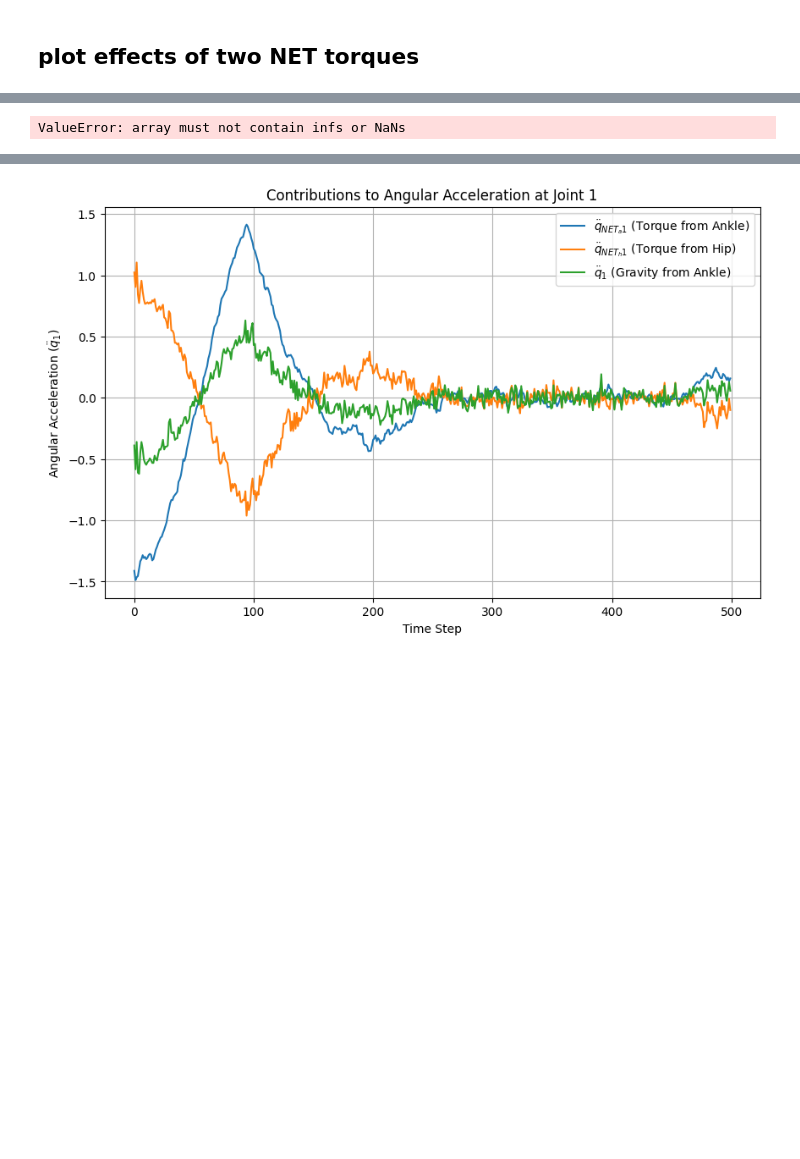
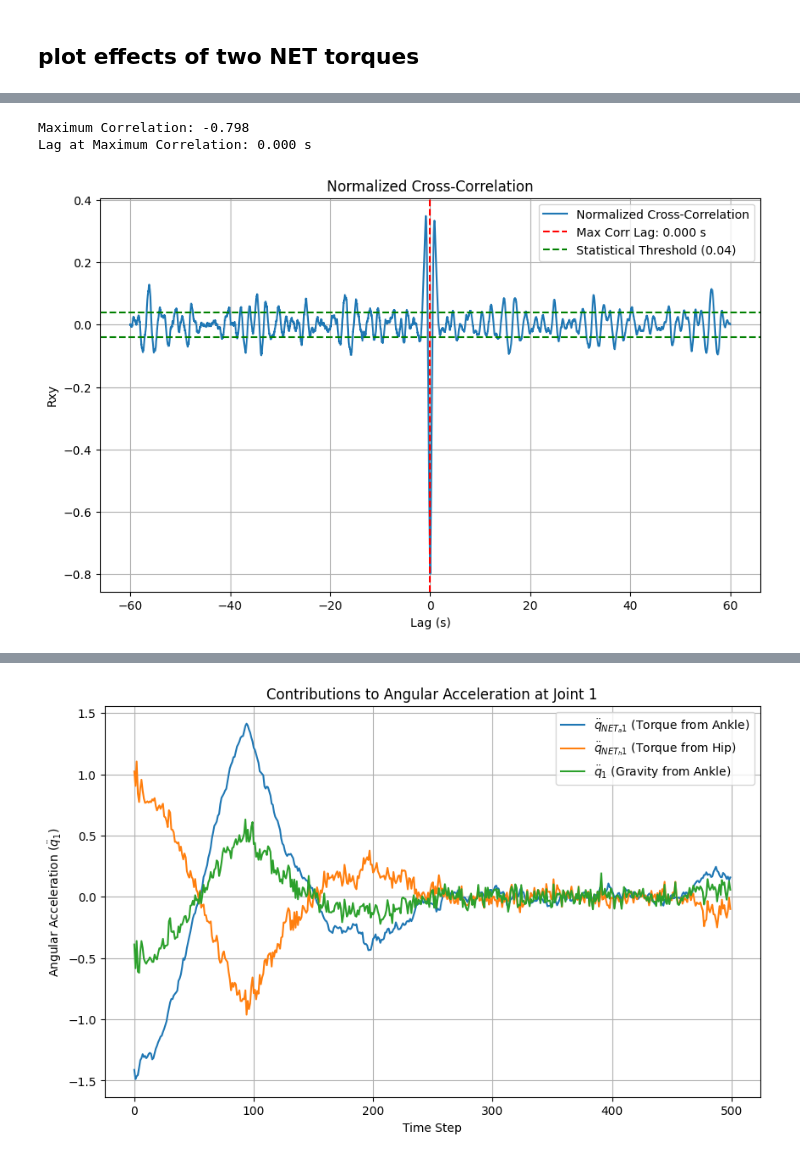
Before and after one commit to dalmatian-jp/MPC_donuts, a Jupyter notebook: data_analing.ipynb, the cells around one changed output, grey strips where cells are left out. Drawn from its saved outputs; the diff is of its cells as text; code cells hidden in the pictures; blank space fills up the shorter version.

Commit message:
finish sasagawa

```diff
--- a/data_analing.ipynb
+++ b/data_analing.ipynb
@@ -647,33 +651,36 @@ def compute_cross_correlation(x, y, fs):
-# %%
-fs = 100  # Sampling frequency in Hz
-
-# Extract the data (replace with your actual DataFrame columns)
-ddq_NETa_ankle = sasagawa['ddq_NETa1'].values
-ddq_NETh_ankle = sasagawa['ddq_NETh1'].values
-ddq_NETa_hip = sasagawa['ddq_NETa2'].values
-ddq_NETh_hip = sasagawa['ddq_NETh2'].values
-
-# Ankle joint cross-correlation
-lags_ankle, cross_corr_ankle, max_corr_ankle, max_lag_ankle = compute_cross_correlation(
-    ddq_NETa_ankle, ddq_NETh_ankle, fs
-)
-
-# Hip joint cross-correlation
-lags_hip, cross_corr_hip, max_corr_hip, max_lag_hip = compute_cross_correlation(
-    ddq_NETa_hip, ddq_NETh_hip, fs
-)
-
-# Calculate Pearson correlation coefficients at τ = 0
-corr_ankle, pval_ankle = pearsonr(ddq_NETa_ankle, ddq_NETh_ankle)
-corr_hip, pval_hip = pearsonr(ddq_NETa_hip, ddq_NETh_hip)
-
-# Print results
-print(f"Ankle Joint:")
-print(f"  Max Correlation: {max_corr_ankle:.2f} at Lag: {max_lag_ankle:.3f} s")
-print(f"  Correlation at τ=0: {corr_ankle:.2f}, P-value: {pval_ankle:.3e}")
-
-print(f"Hip Joint:")
-print(f"  Max Correlation: {max_corr_hip:.2f} at Lag: {max_lag_hip:.3f} s")
-print(f"  Correlation at τ=0: {corr_hip:.2f}, P-value: {pval_hip:.3e}")
-# %% [output]
-ValueError: array must not contain infs or NaNs
+# %%
+# Sampling frequency (replace with actual value)
+fs = 100  # Example: 100 Hz
+
+# Signals (replace with actual DataFrame columns)
+x = sasagawa['ddq_NETa1'][:6000].values  # Ankle torque contribution
+y = sasagawa['ddq_NETh1'][:6000].values  # Hip torque contribution
+
+# Compute normalized cross-correlation
+lags, Rxy = normalized_cross_correlation(x, y, fs)
+
+# Find the maximum correlation value and corresponding lag
+max_corr = np.min(Rxy)
+max_lag = lags[np.argmin(Rxy)]
+
+print(f"Maximum Correlation: {max_corr:.3f}")
+print(f"Lag at Maximum Correlation: {max_lag:.3f} s")
+# %% [output]
+Maximum Correlation: -0.798
+Lag at Maximum Correlation: 0.000 s
+# %%
+import matplotlib.pyplot as plt
+
+plt.figure(figsize=(10, 6))
+plt.plot(lags, Rxy, label='Normalized Cross-Correlation')
+plt.axvline(x=max_lag, color='red', linestyle='--', label=f'Max Corr Lag: {max_lag:.3f} s')
+plt.axhline(y=0.04, color='green', linestyle='--', label='Statistical Threshold (0.04)')
+plt.axhline(y=-0.04, color='green', linestyle='--')
+plt.title("Normalized Cross-Correlation")
+plt.xlabel("Lag (s)")
+plt.ylabel("Rxy")
+plt.legend()
+plt.grid(True)
+plt.show()
+# %% [output]
+[figure, added]
```
Also changed, not shown: parts of 6 cells of this notebook, 2 other files.
